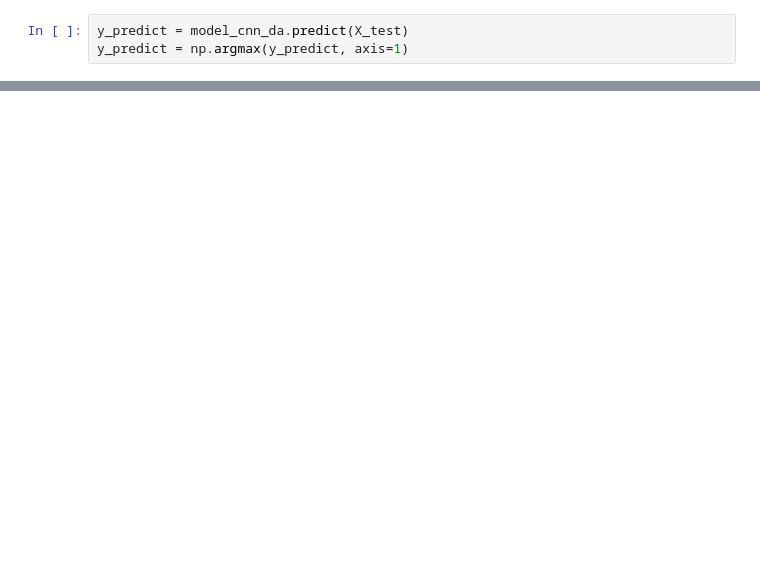
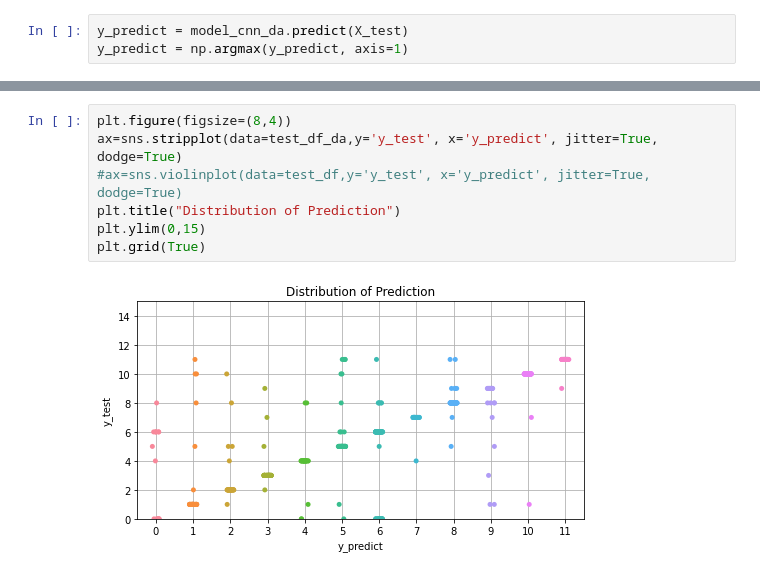
Before and after one commit to milind69/milind69, a Jupyter notebook: plant_seedlings.ipynb, the cells around one changed output, grey strips where cells are left out. Saved outputs shown, nothing was run; the diff lists cells and outputs as text; blank space fills up the shorter version.

```diff
--- a/plant_seedlings.ipynb
+++ b/plant_seedlings.ipynb
@@ -1100,0 +1169,9 @@ print(test_img['y_test'])
+# %%
+plt.figure(figsize=(8,4))
+ax=sns.stripplot(data=test_df_da,y='y_test', x='y_predict', jitter=True, dodge=True)
+#ax=sns.violinplot(data=test_df,y='y_test', x='y_predict', jitter=True, dodge=True)
+plt.title("Distribution of Prediction")
+plt.ylim(0,15)
+plt.grid(True)
+# %% [output]
+[figure, added]
```
Also changed, not shown: parts of 9 cells of this notebook.
